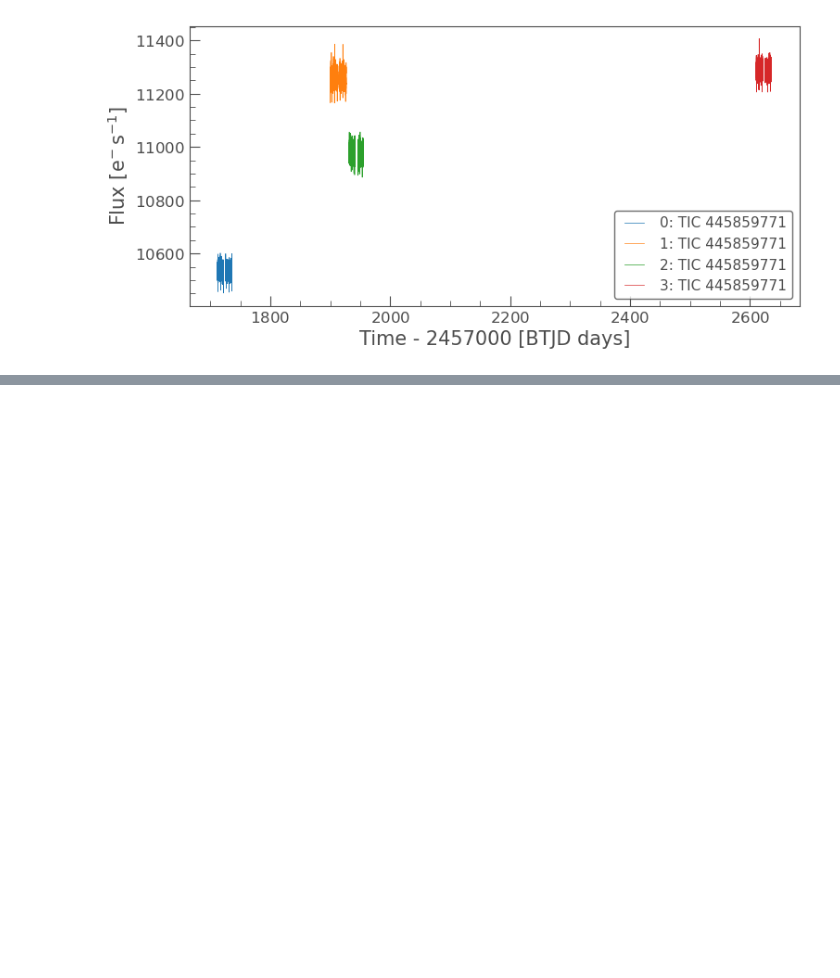
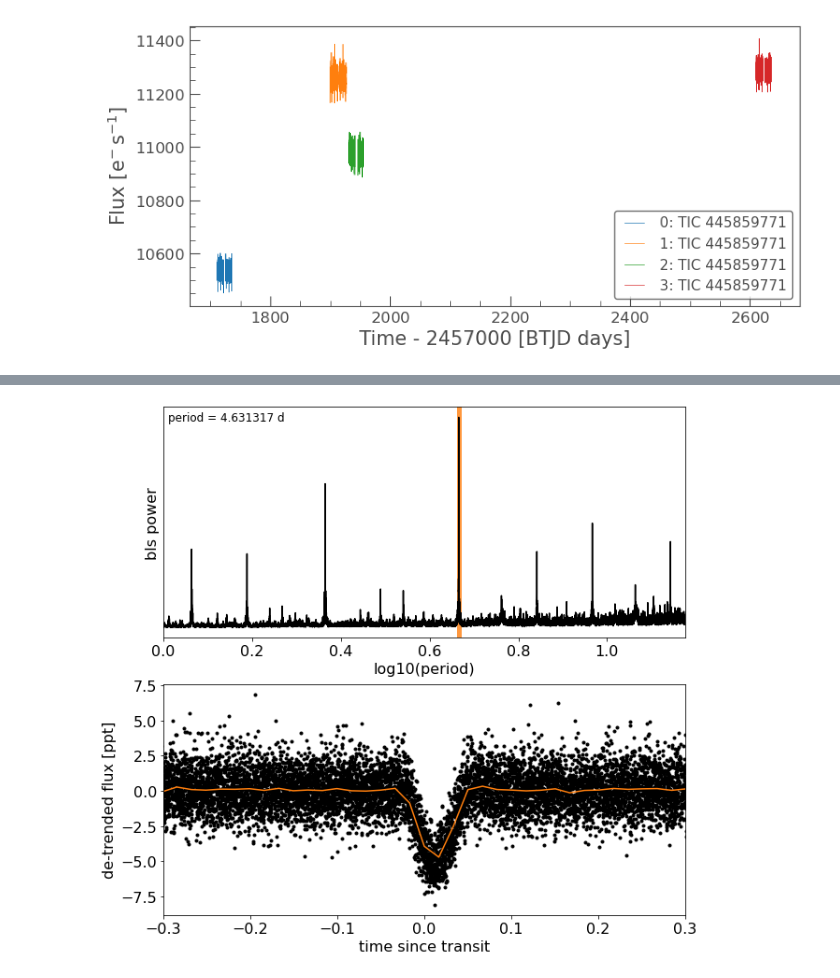
Before and after one commit to juanserrano90/tess_sophie_paper, a Jupyter notebook: transits_1273.ipynb, the cells around one changed output, grey strips where cells are left out. Drawn from its saved outputs; the diff is of its cells as text; code cells hidden in the pictures; blank space fills up the shorter version.

```diff
--- a/transits_1273.ipynb
+++ b/transits_1273.ipynb
@@ -59,0 +91,40 @@ lc_normalized = lc.stitch(lambda x: x.remove_nans().remove_outliers().normalize(
+# %%
+fig, axes = plt.subplots(2, 1, figsize=(10, 10))
+
+# Plot the periodogram
+ax = axes[0]
+ax.axvline(np.log10(bls_period), color="C1", lw=5, alpha=0.8)
+ax.plot(np.log10(bls_power.period), bls_power.power, "k")
+ax.annotate(
+    "period = {0:.6f} d".format(bls_period),
+    (0, 1),
+    xycoords="axes fraction",
+    xytext=(5, -5),
+    textcoords="offset points",
+    va="top",
+    ha="left",
+    fontsize=12,
+)
+ax.set_ylabel("bls power")
+ax.set_yticks([])
+ax.set_xlim(np.log10(period_grid.min()), np.log10(period_grid.max()))
+ax.set_xlabel("log10(period)")
+
+# Plot the folded transit
+ax = axes[1]
+x_fold = (x - bls_t0 + 0.5 * bls_period) % bls_period - 0.5 * bls_period
+m = np.abs(x_fold) < 0.4
+ax.plot(x_fold[m], y[m], ".k")
+
+# Overplot the phase binned light curve
+bins = np.linspace(-0.41, 0.41, 50)
+denom, _ = np.histogram(x_fold, bins)
+num, _ = np.histogram(x_fold, bins, weights=y)
+denom[num == 0] = 1.0
+ax.plot(0.5 * (bins[1:] + bins[:-1]), num / denom, color="C1")
+
+ax.set_xlim(-0.3, 0.3)
+ax.set_ylabel("de-trended flux [ppt]")
+_ = ax.set_xlabel("time since transit")
+# %% [output]
+[figure, added]
```
Also changed, not shown: parts of 21 cells of this notebook, 5 other files.
